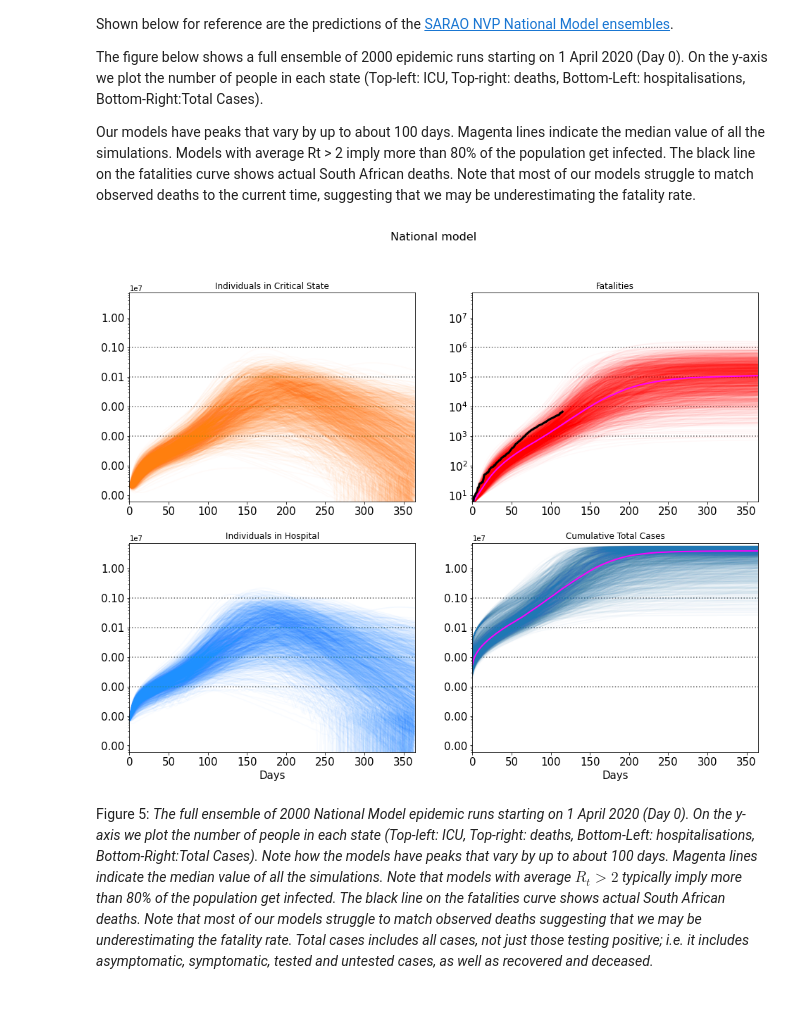
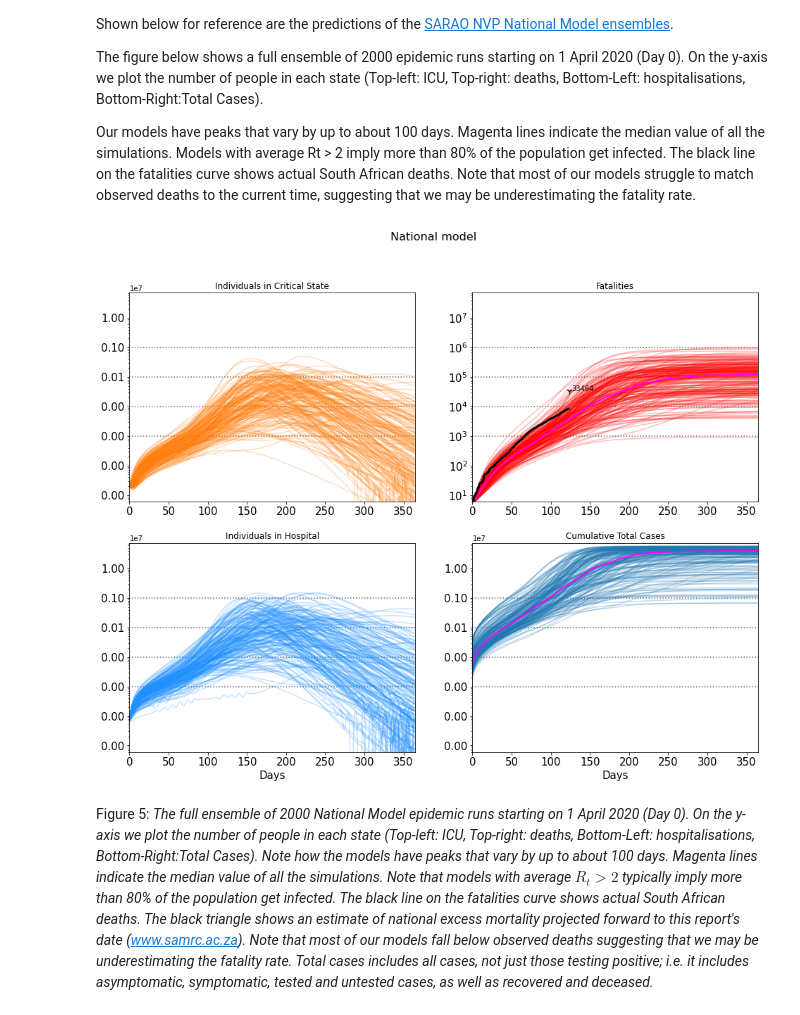
Before and after one commit to richarms/covid-provincial-report, a Jupyter notebook: Weekly_SA_Provincial_COVID_19_Report.ipynb, the cells around one changed output. Saved outputs shown, nothing was run; the diff lists cells and outputs as text; code cells hidden in the pictures.

Commit message:
plot star on national model mortality

```diff
--- a/Weekly_SA_Provincial_COVID_19_Report.ipynb
+++ b/Weekly_SA_Provincial_COVID_19_Report.ipynb
@@ -55,3 +44,17 @@ DEATH_REACTIVE_R_T = False#True #False
+# %%
+model_days = 30
+N_RUNS = 1000
+
+yesterday = date.today() - timedelta(days=1)
+start_date = str(yesterday)
+
+# ICU facilities becoming overwhelmed
+ICU_OVERWHELM = False#True #False
+# R_t being modified due to number of deaths:
+DEATH_REACTIVE_R_T = False#True #False
+
+# from worldometer (scrape this sensibly in future)
+recorded_deaths = np.array([0,0,0,0,0,0,0,0,0,0,0,0,0,0,0,0,0,0,0,0,0,0,0,0,0,0,0,0,0,0,0,0,0,0,0,0,0,0,0,0,0,1,1,2,3,5,5,5,9,9,11 ,12,13,18,18,24,25,25,27,27,34,48,50,52,54,58,58,65,75,79,86,87,90,93,103,103,116,123,131,138,148,153,161,178,186,194,206,206,219,238,247,261,264,286,312,339,369,397,407,429,481,524,552,577,611,643,683,705,755,792,848,908,952,998,1080,1162,1210,1284,1354,1423,1480,1568,1625,1674,1737,1831,1877,1930,1991,2102,2205,2292,2340,2413,2456,2529,2657,2749,2844,2952,3026,3199,3310,3502,3602,3720,3860,3971,4079,4172,4346,4453,4669,4804,4948,5033,5173,5368,5940,6093,6343,6655,6769,7067,7257,7497,7812,8005,8153,8366])
 # %%
 # Susceptible
 def dS_dt(S, I, R_t, t_inf):
@@ -198,8 +201,15 @@ def plot_ensemble(N, scenarios, alpha_val, title='SARAO SEIR-HCD Model'):
 
     #plot measured cases and deaths from Worldometer
     #dates = np.array(["Feb 15","Feb 16","Feb 17","Feb 18","Feb 19","Feb 20","Feb 21","Feb 22","Feb 23","Feb 24","Feb 25","Feb 26","Feb 27","Feb 28","Feb 29","Mar 01","Mar 02","Mar 03","Mar 04","Mar 05","Mar 06","Mar 07","Mar 08","Mar 09","Mar 10","Mar 11","Mar 12","Mar 13","Mar 14","Mar 15","Mar 16","Mar 17","Mar 18","Mar 19","Mar 20","Mar 21","Mar 22","Mar 23","Mar 24","Mar 25","Mar 26","Mar 27","Mar 28","Mar 29","Mar 30","Mar 31","Apr 01","Apr 02","Apr 03","Apr 04","Apr 05","Apr 06","Apr 07","Apr 08","Apr 09","Apr 10","Apr 11","Apr 12","Apr 13","Apr 14","Apr 15","Apr 16","Apr 17","Apr 18","Apr 19","Apr 20","Apr 21","Apr 22","Apr 23","Apr 24","Apr 25","Apr 26","Apr 27","Apr 28","Apr 29","Apr 30","May 01","May 02","May 03","May 04","May 05","May 06","May 07","May 08","May 09","May 10","May 11","May 12","May 13","May 14","May 15","May 16","May 17","May 18","May 19","May 20","May 21","May 22","May 23","May 24","May 25","May 26","May 27","May 28","May 29","May 30","May 31","Jun 01","Jun 02","Jun 03","Jun 04","Jun 05","Jun 06"])
-    recorded_deaths = np.array([0,0,0,0,0,0,0,0,0,0,0,0,0,0,0,0,0,0,0,0,0,0,0,0,0,0,0,0,0,0,0,0,0,0,0,0,0,0,0,0,0,1,1,2,3,5,5,5,9,9,11 ,12,13,18,18,24,25,25,27,27,34,48,50,52,54,58,58,65,75,79,86,87,90,93,103,103,116,123,131,138,148,153,161,178,186,194,206,206,219,238,247,261,264,286,312,339,369,397,407,429,481,524,552,577,611,643,683,705,755,792,848,908,952,998,1080,1162,1210,1284,1354,1423,1480,1568,1625,1674,1737,1831,1877,1930,1991,2102,2205,2292,2340,2413,2456,2529,2657,2749,2844,2952,3026,3199,3310,3502,3602,3720,3860,3971,4079,4172,4346,4453,4669,4804,4948,5033,5173,5368,5940,6093,6343,6655])
+    #recorded_deaths = np.array([0,0,0,0,0,0,0,0,0,0,0,0,0,0,0,0,0,0,0,0,0,0,0,0,0,0,0,0,0,0,0,0,0,0,0,0,0,0,0,0,0,1,1,2,3,5,5,5,9,9,11 ,12,13,18,18,24,25,25,27,27,34,48,50,52,54,58,58,65,75,79,86,87,90,93,103,103,116,123,131,138,148,153,161,178,186,194,206,206,219,238,247,261,264,286,312,339,369,397,407,429,481,524,552,577,611,643,683,705,755,792,848,908,952,998,1080,1162,1210,1284,1354,1423,1480,1568,1625,1674,1737,1831,1877,1930,1991,2102,2205,2292,2340,2413,2456,2529,2657,2749,2844,2952,3026,3199,3310,3502,3602,3720,3860,3971,4079,4172,4346,4453,4669,4804,4948,5033,5173,5368,5940,6093,6343,6655,6769,7067,7257,7497,7812,8005,8153,8366])
     ax2.semilogy(recorded_deaths[46:], color = 'k', linewidth = '3')  # Plot from 1 April
+    hidden_death_ratio = int(22279/recorded_deaths[-14])
+
+    #ax2.scatter(len(recorded_deaths[46:]), recorded_deaths[-1]*hidden_death_ratio, s=80, c='k', marker=(5, 2)) #plot a star to indicate upper bound of excess deaths
+    #ax2.scatter(len(recorded_deaths[46:]), recorded_deaths[-1]*hidden_death_ratio, s=80, c='k', marker=3)
+    ax2.scatter(len(recorded_deaths[46:]), recorded_deaths[-1]*hidden_death_ratio, s=80, c='k', marker="1")
+    #ax2.scatter(len(recorded_deaths[46:]), recorded_deaths[-1]*hidden_death_ratio, s=80, c='k', marker="_")
+    ax2.text(len(recorded_deaths[46:])+3, recorded_deaths[-1]*hidden_death_ratio, recorded_deaths[-1]*hidden_death_ratio)
 # %%
 def plot_medians(p_scenarios, Recent_prov_Rt, alpha_val = 0.8, title='SARAO SEIR-HCD Provincial model'):
     # set up the axes, titles, styles, etc
@@ -1045,7 +1052,6 @@ n_tested_active =  1325
 n_total_cases = 1380
 n_hosp = 70
 n_crit = 20
-n_dead = 5
 
 def time_varying_reproduction(t):
   if t <= t_1:
@@ -1067,7 +1073,7 @@ def time_varying_reproduction(t):
     return R_0
 
 model_days = 365
-N_RUNS = 2000
+N_RUNS = 200
 t_arr = np.empty((N_RUNS, model_days))
 low_dead = 0
 i_scenarios = []
@@ -1142,36 +1148,36 @@ for i in range(N_RUNS):
 
   if (ifr < ifr_max) & (ifr > ifr_min):
     i_scenarios.append(sol)
     ifr_list.append(ifr)
   else:
     i_scenarios.append(old_sol)
 
   attack_list.append(sol.y[3][-1])
   R_0_list.append(R_0)
 
 #########
   dn = np.linspace(1e+02, 5e+04, 100)
   rn = np.linspace(3, 1.2, 100)
   t = np.empty(model_days)
   for j in range(model_days):
       rtcap = rn[find_idx_nearest(dn, sol.y[6][j]*N)]
       reprod = time_varying_reproduction(j)
       reprod = np.minimum(rtcap, reprod)
       t[j] = reprod
 
   #plt.plot(t, color='blue', alpha=0.045)
   #plt.ylabel("$R_t$", fontsize = 16)
   #plt.xlabel("Day (from 1 April 2020)", fontsize = 15)
   #plt.tick_params(axis='y', labelsize=15);
   #plt.tick_params(axis='x', labelsize=15);
 
   t_arr[i,:] = t
 
 plot_ensemble(N, i_scenarios, 50/N_RUNS, title = "National model")
 # %% [output]
-[figure, old version]
+[figure, new version]
 # %% [markdown]
-Figure 5: _The full ensemble of 2000 National Model epidemic runs starting on 1 April 2020 (Day 0). On the y-axis we plot the number of people in each state (Top-left: ICU, Top-right: deaths, Bottom-Left: hospitalisations, Bottom-Right:Total Cases). Note how the models have peaks that vary by up to about 100 days. Magenta lines indicate the median value of all the simulations. Note that models with average $R_t > 2$ typically imply more than 80% of the population get infected. The black line on the fatalities curve shows actual South African deaths. Note that most of our models struggle to match observed deaths suggesting that we may be underestimating the fatality rate. Total cases includes all cases, not just those testing positive; i.e. it includes asymptomatic, symptomatic, tested and untested cases, as well as recovered and deceased._
+Figure 5: _The full ensemble of 2000 National Model epidemic runs starting on 1 April 2020 (Day 0). On the y-axis we plot the number of people in each state (Top-left: ICU, Top-right: deaths, Bottom-Left: hospitalisations, Bottom-Right:Total Cases). Note how the models have peaks that vary by up to about 100 days. Magenta lines indicate the median value of all the simulations. Note that models with average $R_t > 2$ typically imply more than 80% of the population get infected. The black line on the fatalities curve shows actual South African deaths. The black triangle shows an estimate of national excess mortality projected forward to this report's date ([www.samrc.ac.za](https://www.samrc.ac.za/reports/report-weekly-deaths-south-africa?bc=254)). Note that most of our models fall below observed deaths suggesting that we may be underestimating the fatality rate. Total cases includes all cases, not just those testing positive; i.e. it includes asymptomatic, symptomatic, tested and untested cases, as well as recovered and deceased._
 # %%
 #model_days = 60
 N_RUNS=1000
```
Also changed, not shown: parts of 9 cells of this notebook, 2 other files.
